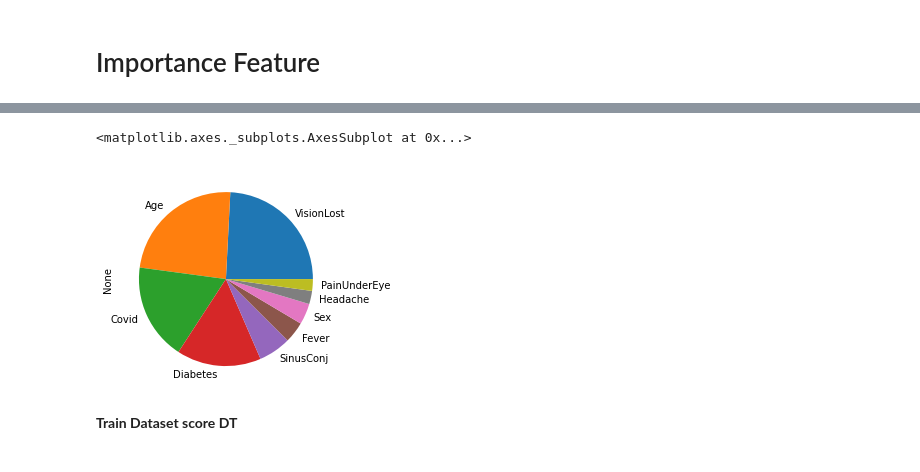
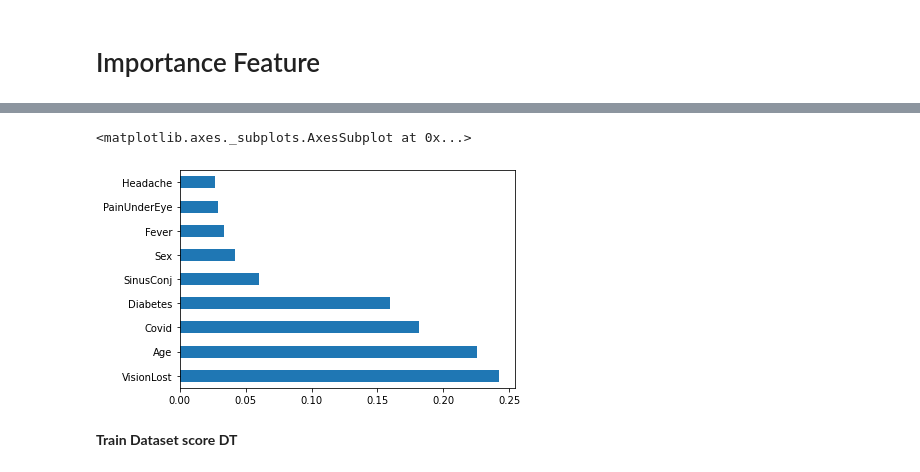
Before and after one commit to Nahidjc/Al_Lab, a Jupyter notebook: blackFungusData.ipynb, the cells around one changed output, grey strips where cells are left out. Drawn from its saved outputs; the diff is of its cells as text; code cells hidden in the pictures.

```diff
--- a/blackFungusData.ipynb
+++ b/blackFungusData.ipynb
@@ -287,10 +287,10 @@ Fever           0.039194
 SinusConj       0.060396
 dtype: float64
 # %%
-top_featute.nlargest(9).plot(kind="pie")
+top_featute.nlargest(9).plot(kind="barh")
 # %% [output]
 <matplotlib.axes._subplots.AxesSubplot at 0x...>
-[figure, old version]
+[figure, new version]
 # %% [markdown]
 **Train Dataset score DT**
 # %%
```
Also changed, not shown: parts of 9 cells of this notebook.
